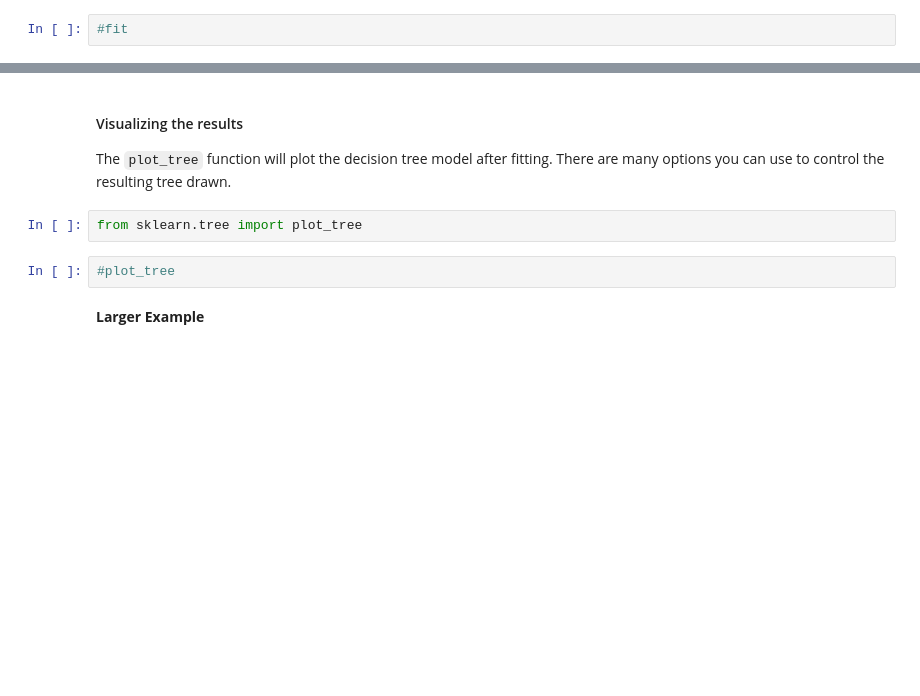
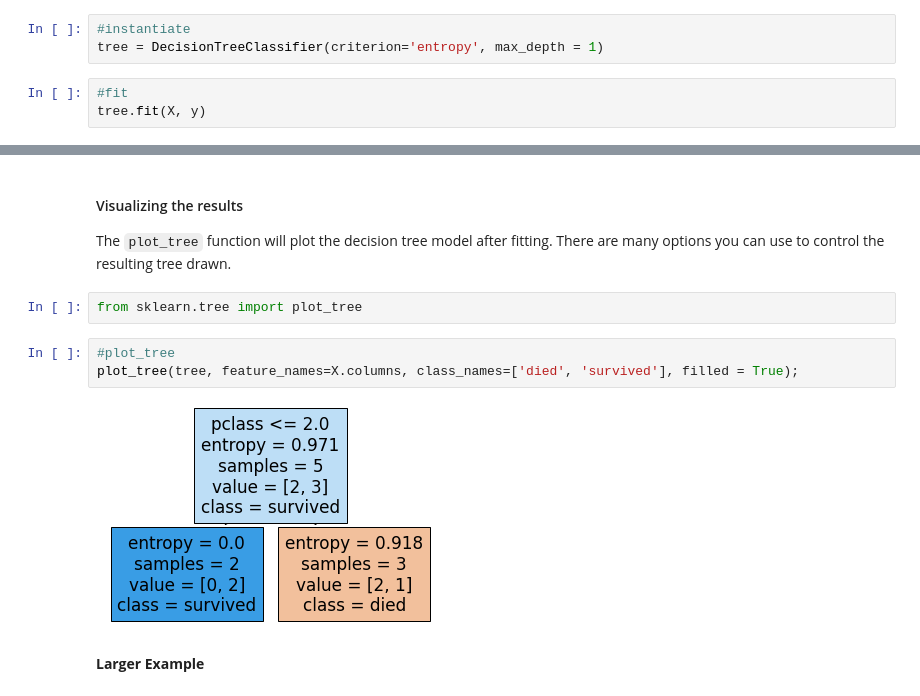
Before and after one commit to jfkoehler/nyu_bootcamp_fa23, a Jupyter notebook: intro_decision_tree.ipynb, the cells around one changed output, grey strips where cells are left out. Cells and saved outputs as stored; diff of their text form; blank space fills up the shorter version.

```diff
--- a/intro_decision_tree.ipynb
+++ b/intro_decision_tree.ipynb
@@ -86,2 +146,6 @@ DecisionTreeClassifier?
+# %%
+#instantiate
+tree = DecisionTreeClassifier(criterion='entropy', max_depth = 1)
 # %%
 #fit
+tree.fit(X, y)
@@ -95,8 +167,11 @@ DecisionTreeClassifier?
 The `plot_tree` function will plot the decision tree model after fitting.  There are many options you can use to control the resulting tree drawn.
 # %%
 from sklearn.tree import plot_tree
-# %%
-#plot_tree
+# %%
+#plot_tree
+plot_tree(tree, feature_names=X.columns, class_names=['died', 'survived'], filled = True);
+# %% [output]
+[figure, added]
 # %% [markdown]
 **Larger Example**
 # %%
```
Also changed, not shown: parts of 54 cells of this notebook, 6 other files.
